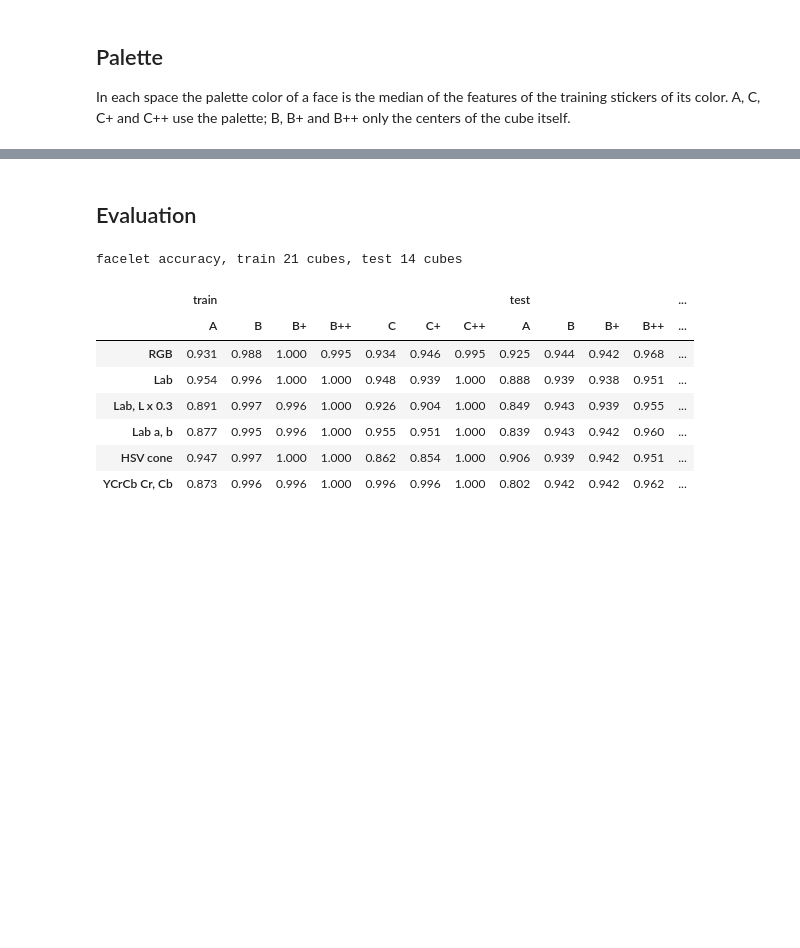
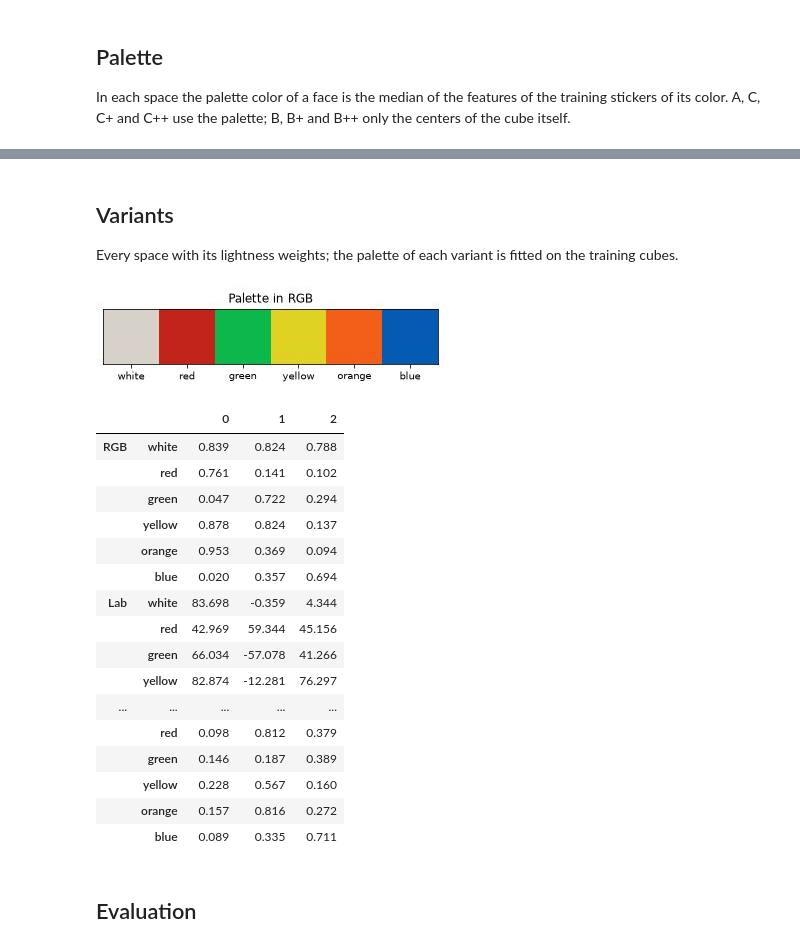
Before and after one commit to kwyrzyk/puzzle-vision, a Jupyter notebook: research/notebooks/3.1-kw-sticker-color-classification.ipynb, the cells around one changed output, grey strips where cells are left out. Drawn from its saved outputs; the diff is of its cells as text; code cells hidden in the pictures; blank space fills up the shorter version.

```diff
--- a/research/notebooks/3.1-kw-sticker-color-classification.ipynb
+++ b/research/notebooks/3.1-kw-sticker-color-classification.ipynb
@@ -405,3 +506,54 @@ pd.concat(
+# %% [markdown]
+## Variants
+
+Every space with its lightness weights; the palette of each variant is fitted on the training
+cubes.
+# %%
+def variant_name(base, weight):
+    if base not in LIGHTNESS or weight == 1:
+        return base
+    lightness = AXES[base][LIGHTNESS[base]]
+    return f"{base} without {lightness}" if weight == 0 else f"{base}, {lightness} x {weight:g}"
+
+
+VARIANTS = {  # name -> (base, weight)
+    variant_name(base, weight): (base, weight)
+    for base in BASES
+    for weight in ((1, 0, BEST_WEIGHT[base]) if base in LIGHTNESS else (1,))
+}
+SPACES = list(VARIANTS)
+features = {space: features_of(*VARIANTS[space]) for space in SPACES}
+palettes = {space: fit_palette(by_cube) for space, by_cube in features.items()}
+
+fig, ax = plt.subplots(figsize=(6, 1.4))
+ax.imshow(palettes["RGB"][None])
+ax.set_xticks(range(len(Face)), [COLOR[face] for face in Face])
+ax.set_yticks([])
+ax.set_title("Palette in RGB")
+plt.show()
+pd.concat(
+    {space: pd.DataFrame(palette, index=[COLOR[face] for face in Face])
+     for space, palette in palettes.items()}
+).round(3)  # fmt: skip
+# %% [output]
+[figure, added]
+|  |  | 0 | 1 | 2 |
+| RGB | white | 0.839 | 0.824 | 0.788 |
+|  | red | 0.761 | 0.141 | 0.102 |
+|  | green | 0.047 | 0.722 | 0.294 |
+|  | yellow | 0.878 | 0.824 | 0.137 |
+|  | orange | 0.953 | 0.369 | 0.094 |
+|  | blue | 0.020 | 0.357 | 0.694 |
+| Lab | white | 83.698 | -0.359 | 4.344 |
+|  | red | 42.969 | 59.344 | 45.156 |
+|  | green | 66.034 | -57.078 | 41.266 |
+|  | yellow | 82.874 | -12.281 | 76.297 |
+| ... | ... | ... | ... | ... |
+|  | red | 0.098 | 0.812 | 0.379 |
+|  | green | 0.146 | 0.187 | 0.389 |
+|  | yellow | 0.228 | 0.567 | 0.160 |
+|  | orange | 0.157 | 0.816 | 0.272 |
+|  | blue | 0.089 | 0.335 | 0.711 |
 # %%
 states = {}  # space -> method -> cube_id -> CubeState
 for space, by_cube in tqdm(features.items()):
@@ -460,14 +564,0 @@ assert accuracy({cube_id: CubeState() for cube_id in truth}) == 0
-# %%
-table = per_set(accuracy)
-print(f"facelet accuracy, train {len(SETS['train'])} cubes, test {len(SETS['test'])} cubes")
-table.style.format("{:.3f}").highlight_max(axis=0)
-# %% [output]
-facelet accuracy, train 21 cubes, test 14 cubes
-|  | train |  |  |  |  |  |  | test |  |  |  | ... |
-|  | A | B | B+ | B++ | C | C+ | C++ | A | B | B+ | B++ | ... |
-| RGB | 0.931 | 0.988 | 1.000 | 0.995 | 0.934 | 0.946 | 0.995 | 0.925 | 0.944 | 0.942 | 0.968 | ... |
-| Lab | 0.954 | 0.996 | 1.000 | 1.000 | 0.948 | 0.939 | 1.000 | 0.888 | 0.939 | 0.938 | 0.951 | ... |
-| Lab, L x 0.3 | 0.891 | 0.997 | 0.996 | 1.000 | 0.926 | 0.904 | 1.000 | 0.849 | 0.943 | 0.939 | 0.955 | ... |
-| Lab a, b | 0.877 | 0.995 | 0.996 | 1.000 | 0.955 | 0.951 | 1.000 | 0.839 | 0.943 | 0.942 | 0.960 | ... |
-| HSV cone | 0.947 | 0.997 | 1.000 | 1.000 | 0.862 | 0.854 | 1.000 | 0.906 | 0.939 | 0.942 | 0.951 | ... |
-| YCrCb Cr, Cb | 0.873 | 0.996 | 0.996 | 1.000 | 0.996 | 0.996 | 1.000 | 0.802 | 0.942 | 0.942 | 0.962 | ... |
```
Also changed, not shown: parts of 31 cells of this notebook.
